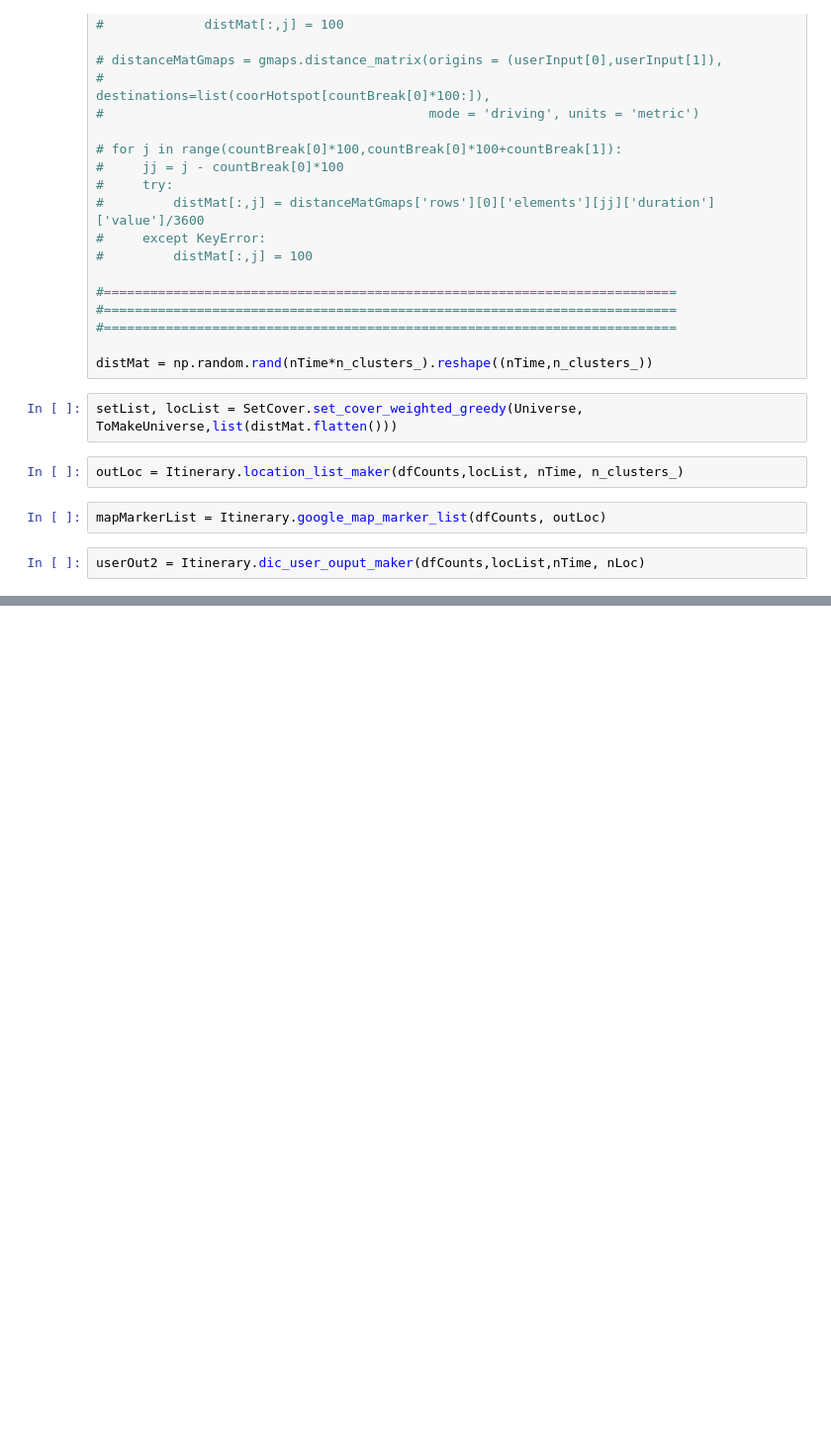
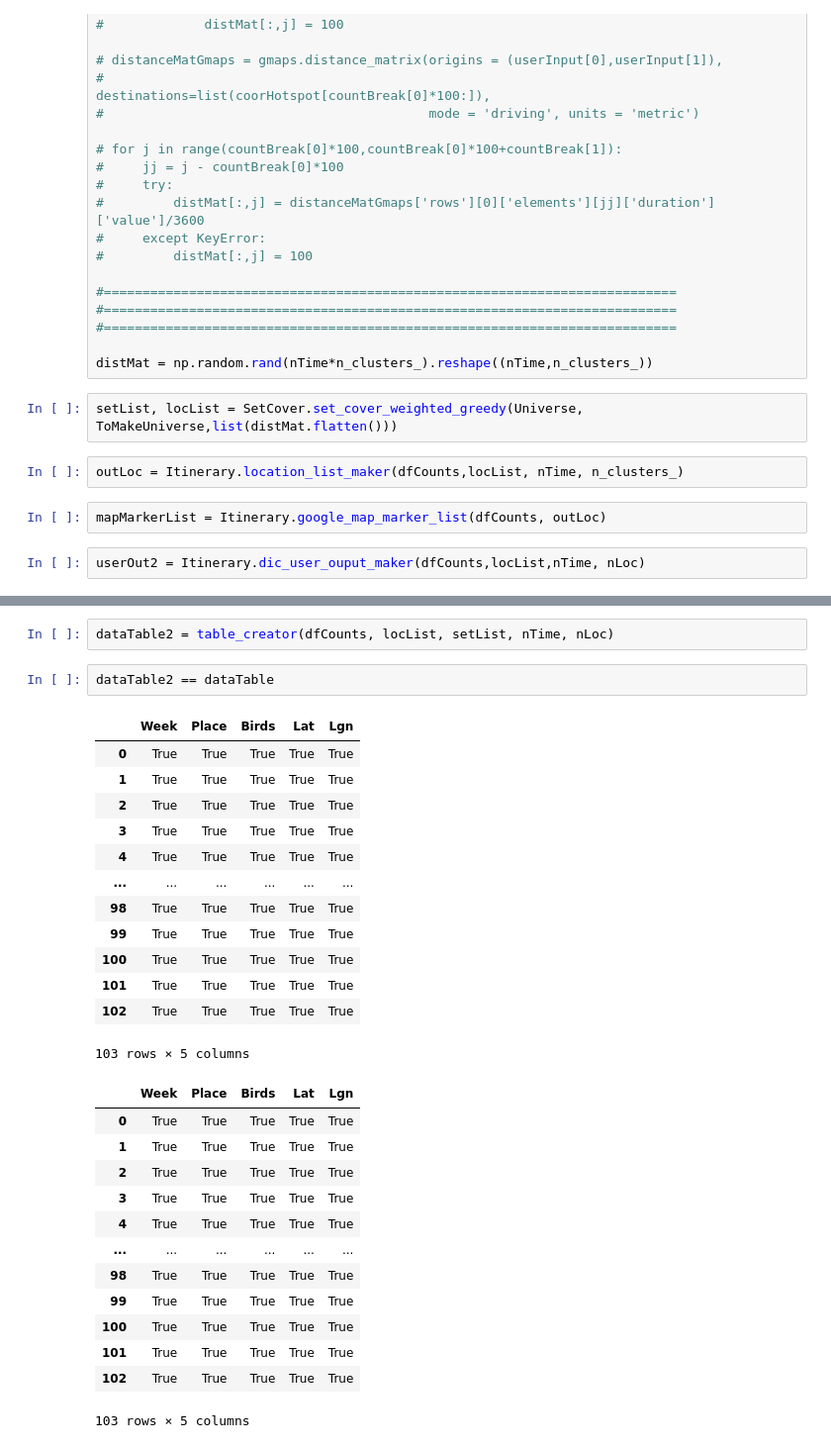
Before and after one commit to hinowashi/InshightWebapp, a Jupyter notebook: flaskexample/Project/Insight Project Set Method.ipynb, the cells around one changed output, grey strips where cells are left out. Shown at 99% size. Cells and saved outputs as stored; diff of their text form; blank space fills up the shorter version.

```diff
--- a/flaskexample/Project/Insight Project Set Method.ipynb
+++ b/flaskexample/Project/Insight Project Set Method.ipynb
@@ -395,0 +421,31 @@ for element in sorted(locList):
+# %%
+dataTable2 = table_creator(dfCounts, locList, setList, nTime, nLoc)
+# %%
+dataTable2 == dataTable
+# %% [output]
+|  | Week | Place | Birds | Lat | Lgn |
+| 0 | True | True | True | True | True |
+| 1 | True | True | True | True | True |
+| 2 | True | True | True | True | True |
+| 3 | True | True | True | True | True |
+| 4 | True | True | True | True | True |
+| ... | ... | ... | ... | ... | ... |
+| 98 | True | True | True | True | True |
+| 99 | True | True | True | True | True |
+| 100 | True | True | True | True | True |
+| 101 | True | True | True | True | True |
+| 102 | True | True | True | True | True |
+103 rows × 5 columns
+|  | Week | Place | Birds | Lat | Lgn |
+| 0 | True | True | True | True | True |
+| 1 | True | True | True | True | True |
+| 2 | True | True | True | True | True |
+| 3 | True | True | True | True | True |
+| 4 | True | True | True | True | True |
+| ... | ... | ... | ... | ... | ... |
+| 98 | True | True | True | True | True |
+| 99 | True | True | True | True | True |
+| 100 | True | True | True | True | True |
+| 101 | True | True | True | True | True |
+| 102 | True | True | True | True | True |
+103 rows × 5 columns
```
Also changed, not shown: parts of 12 cells of this notebook, 6 other files.
